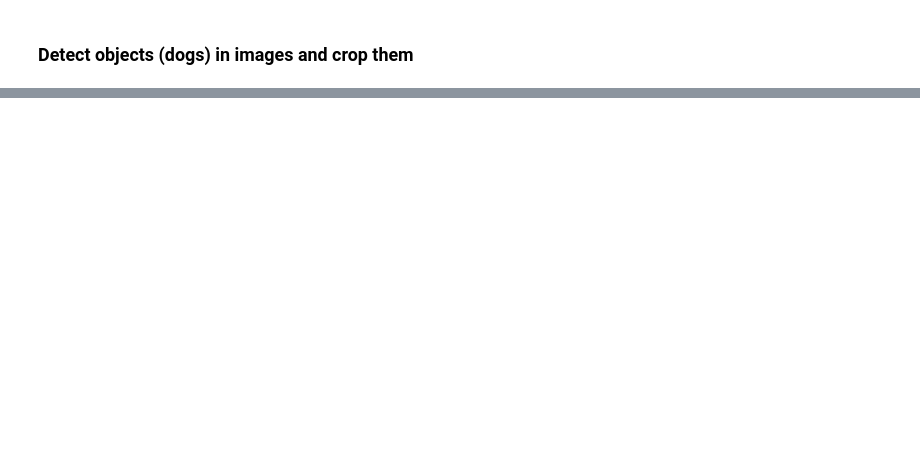
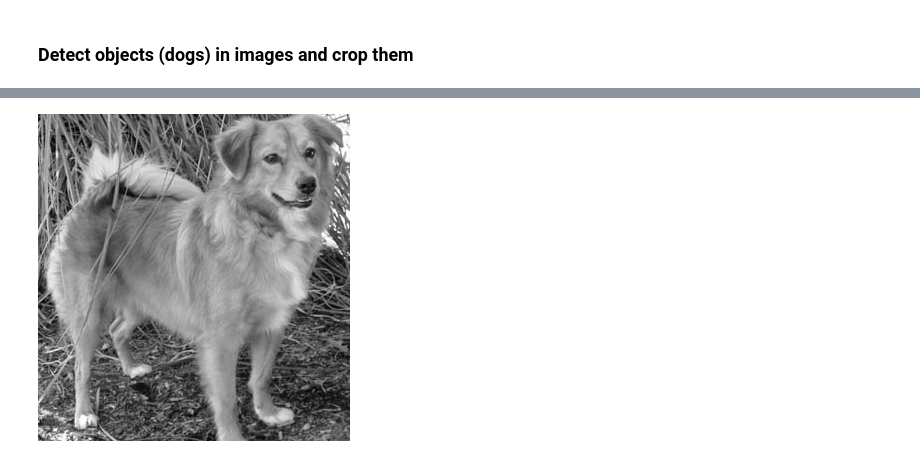
Before and after one commit to grepoz/vae-ug-homework, a Jupyter notebook: vae.ipynb, the cells around one changed output, grey strips where cells are left out. Cells and saved outputs as stored; diff of their text form; code cells hidden in the pictures; blank space fills up the shorter version.

```diff
--- a/vae.ipynb
+++ b/vae.ipynb
@@ -172,0 +61,2 @@ make_square('path_to_your_image.jpg', 'output_image.jpg')
+# %%
+model = torch.hub.load('ultralytics/yolov5', 'yolov5s', force_reload=True, trust_repo=True)
@@ -172,0 +70,18 @@ make_square('path_to_your_image.jpg', 'output_image.jpg')
+# %%
+sample = 'kagglecatsanddogs_5340/PetImages/Dog/' + '10003.jpg'
+image = cv2.imread(sample, cv2.IMREAD_COLOR)
+results = model(image)
+
+pd_results = results.pandas().xyxy[0]
+pd_results = pd_results[pd_results['name'] == 'dog']
+pd_results = pd_results[pd_results['confidence'] > 0.5]
+top, bottom, left, right = pd_results[['ymax', 'ymin', 'xmin', 'xmax']].values[0]
+left, right, top, bottom = round(left), round(right), round(top), round(bottom)
+
+image = cv2.cvtColor(image, cv2.COLOR_BGR2GRAY)
+cropped_image = image[bottom:top, left:right]
+
+img = Image.fromarray(cropped_image)
+display(img)
+# %% [output]
+[figure, added]
```
Also changed, not shown: parts of 13 cells of this notebook.
